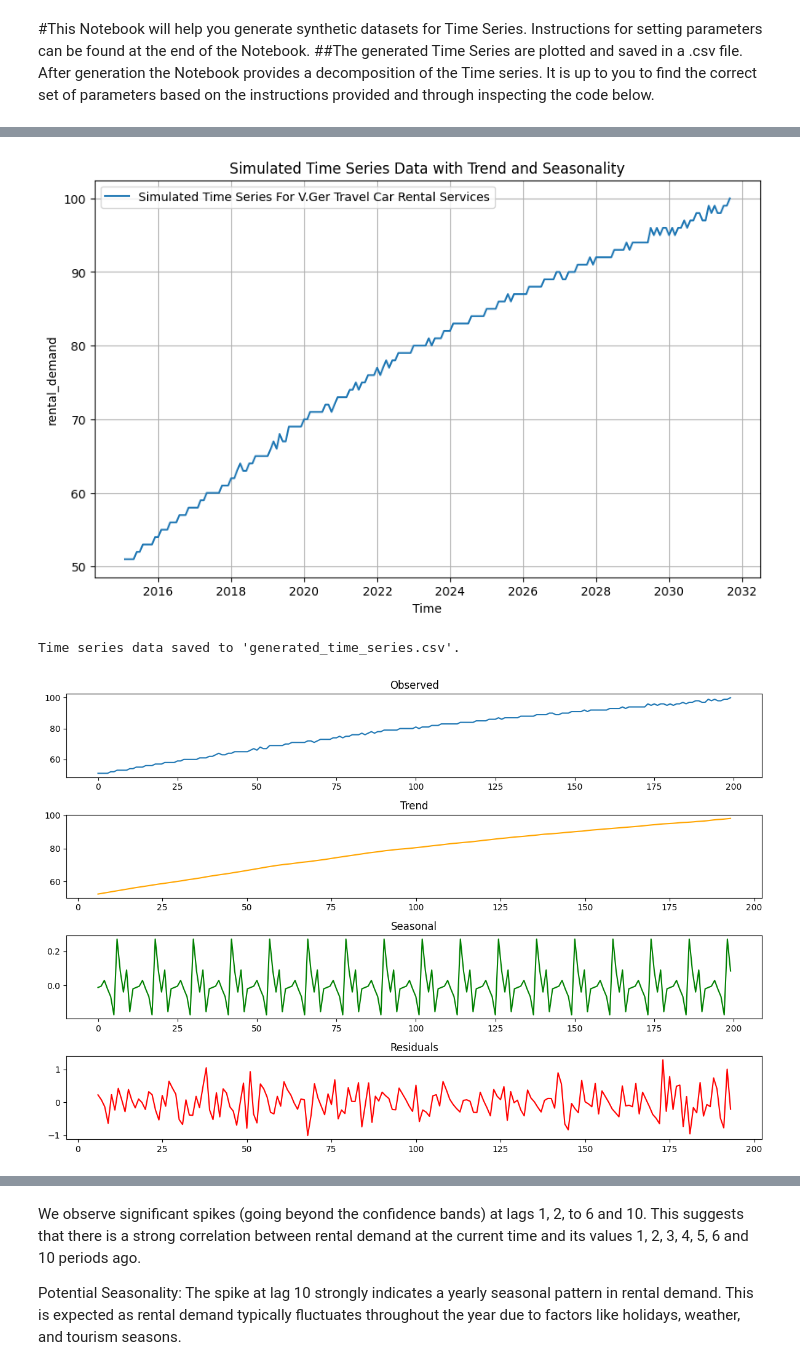
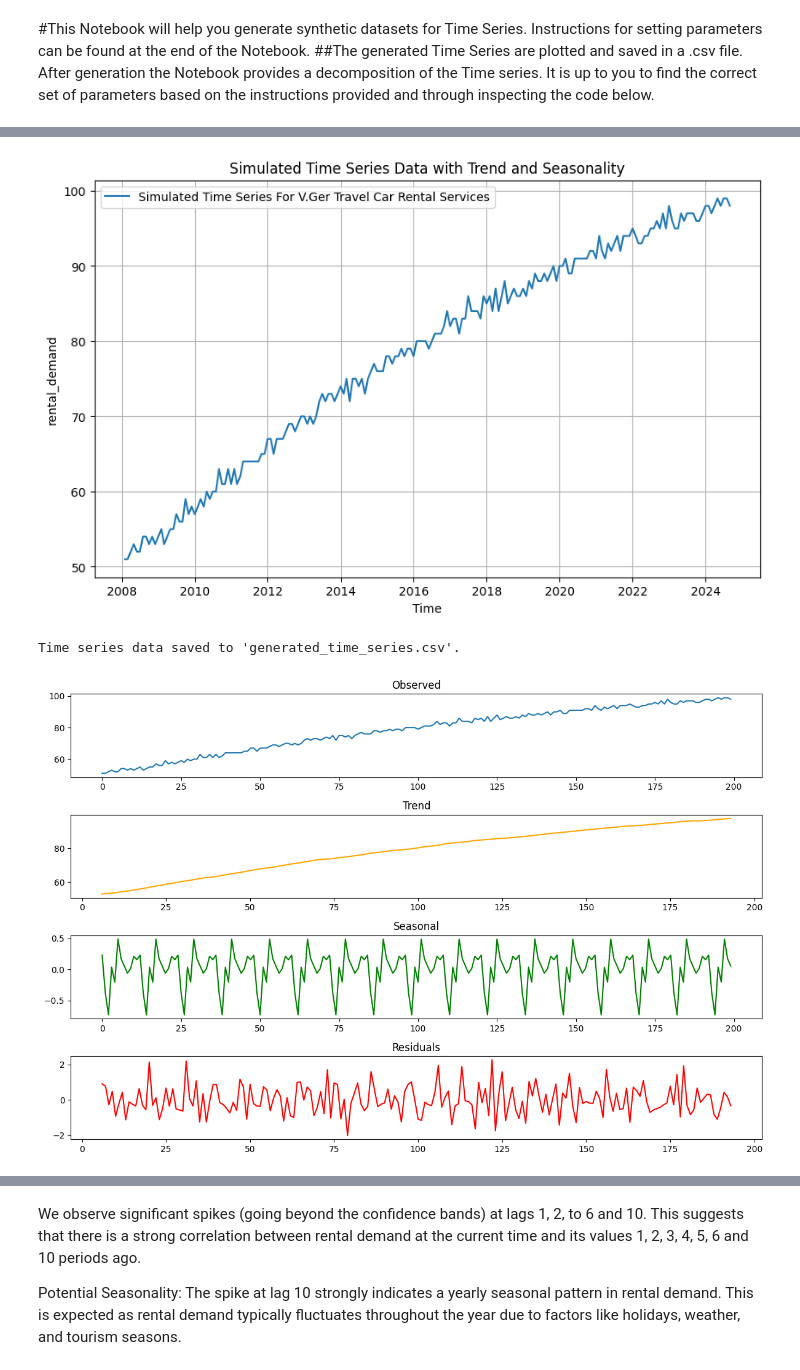
Before and after one commit to ovieimara/ITNPBD4, a Jupyter notebook: TS_generation.ipynb, the cells around one changed output, grey strips where cells are left out. Cells and saved outputs as stored; diff of their text form; code cells hidden in the pictures.

```diff
--- a/TS_generation.ipynb
+++ b/TS_generation.ipynb
@@ -280,33 +286,33 @@ class carRentalTimeSeries(carRentalABC):
 # %%
 n_periods=200
 frequency='months'
 trend_slope=0.25
 seasonal_period='annual'
-seasonal_amplitude=5
-noise_level=0.4
+seasonal_amplitude= 5
+noise_level=0.9
 base_demand = 50
-start_date = '2015-01-01'
+start_date = '2008-01-01'
 x_col, y_col = 'Time', 'rental_demand'
 file_name = 'generated_time_series.csv'
 col_data = 'car_type'
 col_map = 'base_cost'
 col_apply = 'brand'
 
 
 time_series_generator = TimeSeriesGenerator(n_periods, frequency, trend_slope, seasonal_period, seasonal_amplitude, noise_level, base_demand)
 car_rental = carRentalTimeSeries()
 data_frame_generator = dataFrameGenerator()
 car_rental_data = carRentalData(time_series_generator, data_frame_generator, n_periods, start_date, col_data, col_map, col_apply)
 
 df = car_rental.generate_car_rental_time_series(car_rental_data, x_col, y_col)
 time_series_generator.plot_time_series(df, x_col, y_col)
 time_series_generator.save_to_csv(df, file_name)
 # %% [output]
-[figure, old version]
+[figure, new version]
 Time series data saved to 'generated_time_series.csv'.
 # %%
 decomposition = time_series_generator.decompose_time_series(df, x_col, y_col)
 
 time_series_generator.plot_decomposition(decomposition)
 # %% [output]
-[figure, old version]
+[figure, new version]
```
Also changed, not shown: parts of 37 cells of this notebook.
